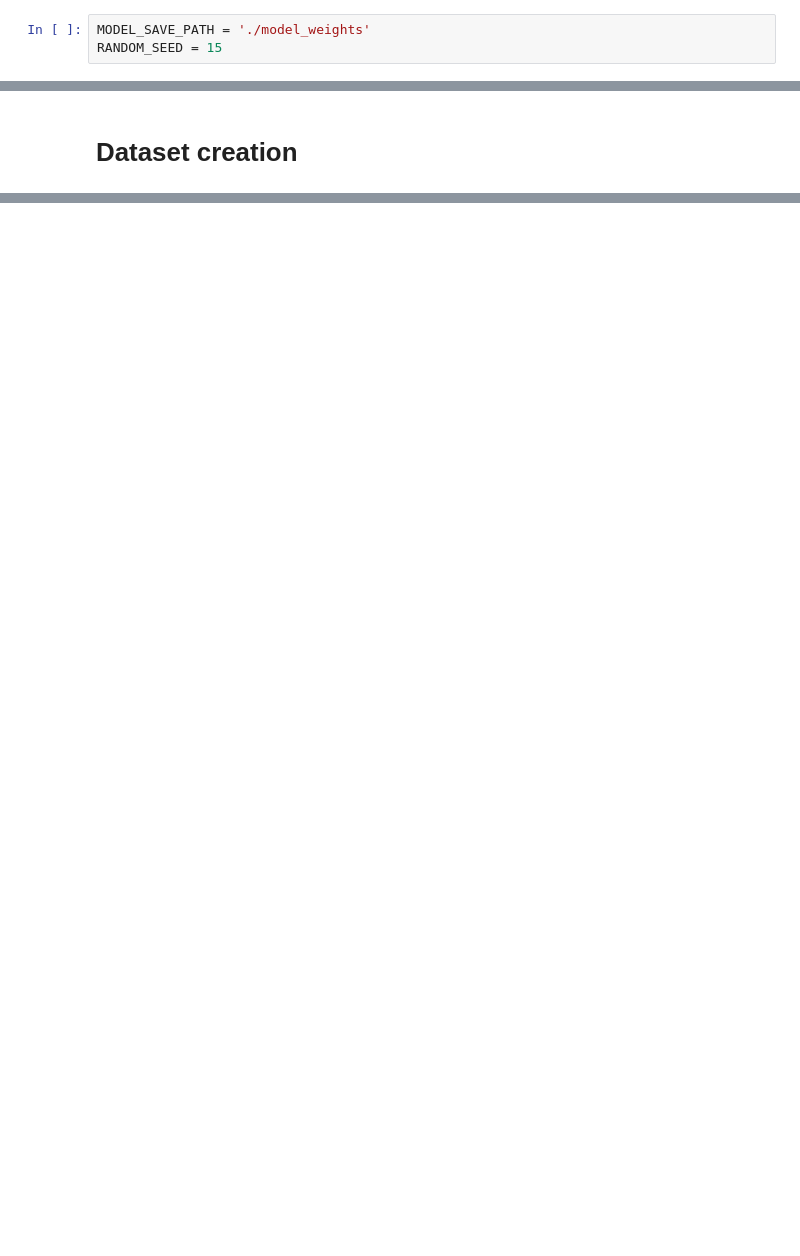
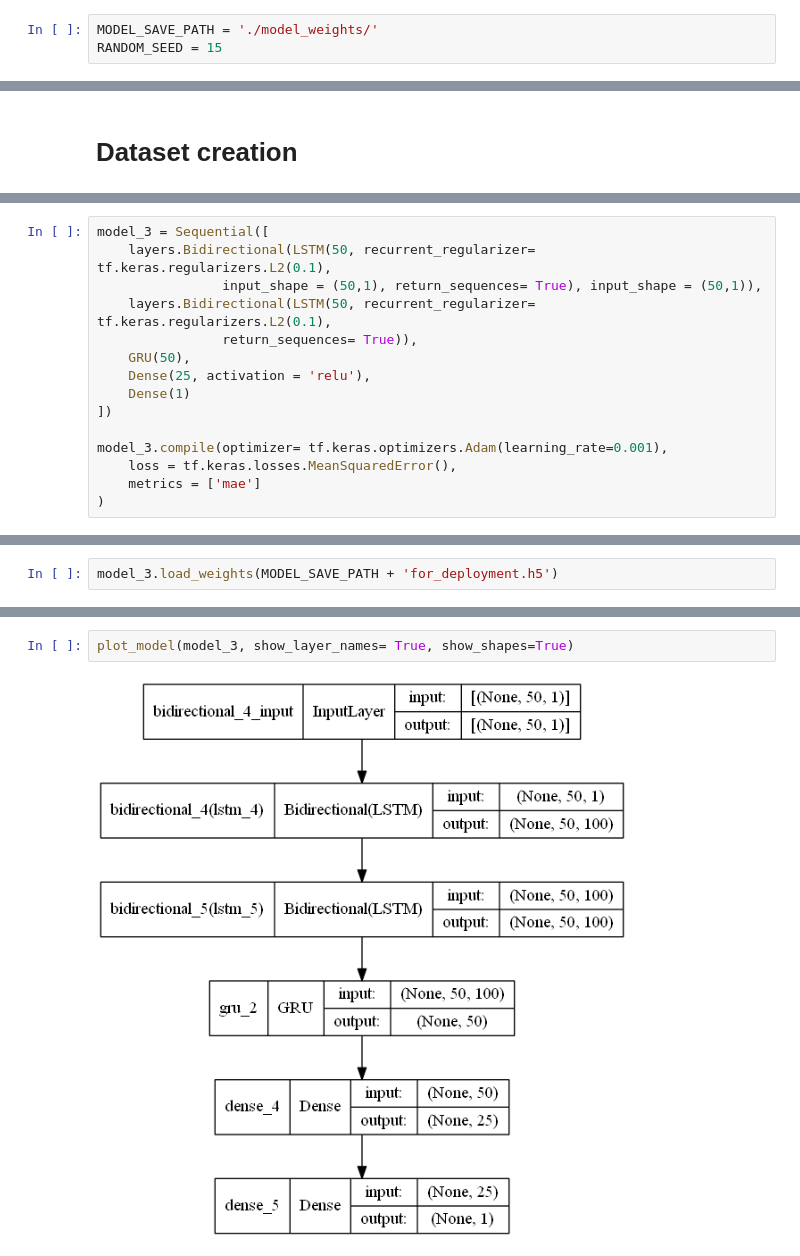
Before and after one commit to piyumaha12/Stock_Prediction, a Jupyter notebook: Program/load_model.ipynb, the cells around one changed output, grey strips where cells are left out. Saved outputs shown, nothing was run; the diff lists cells and outputs as text; blank space fills up the shorter version.

Commit message:
After adding model

```diff
--- a/Program/load_model.ipynb
+++ b/Program/load_model.ipynb
@@ -12,3 +15,3 @@ from tensorflow.keras.utils import plot_model
 # %%
-MODEL_SAVE_PATH = './model_weights'
+MODEL_SAVE_PATH = './model_weights/'
 RANDOM_SEED = 15
@@ -63,0 +182,15 @@ plot_model(model_reweight, show_layer_names= True, show_shapes=True)
+# %%
+model_3 = Sequential([
+    layers.Bidirectional(LSTM(50, recurrent_regularizer= tf.keras.regularizers.L2(0.1),
+                input_shape = (50,1), return_sequences= True), input_shape = (50,1)),
+    layers.Bidirectional(LSTM(50, recurrent_regularizer= tf.keras.regularizers.L2(0.1),
+                return_sequences= True)),
+    GRU(50),
+    Dense(25, activation = 'relu'),
+    Dense(1)
+])
+
+model_3.compile(optimizer= tf.keras.optimizers.Adam(learning_rate=0.001),
+    loss = tf.keras.losses.MeanSquaredError(),
+    metrics = ['mae']
+)
@@ -63,0 +199,2 @@ plot_model(model_reweight, show_layer_names= True, show_shapes=True)
+# %%
+model_3.load_weights(MODEL_SAVE_PATH + 'for_deployment.h5')
@@ -63,0 +221,4 @@ plot_model(model_reweight, show_layer_names= True, show_shapes=True)
+# %%
+plot_model(model_3, show_layer_names= True, show_shapes=True)
+# %% [output]
+[figure, added]
```
Also changed, not shown: parts of 42 cells of this notebook, 2 other files.
